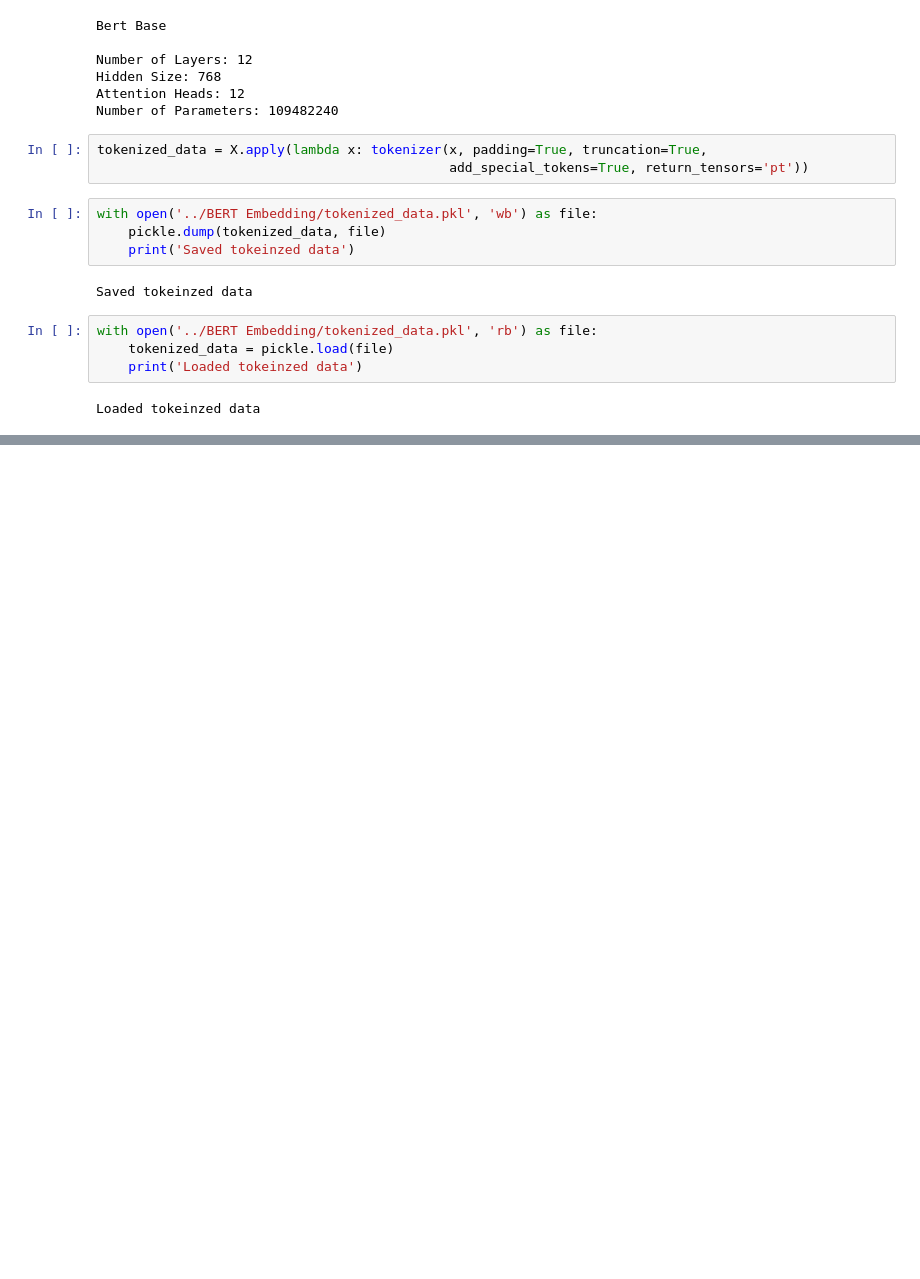
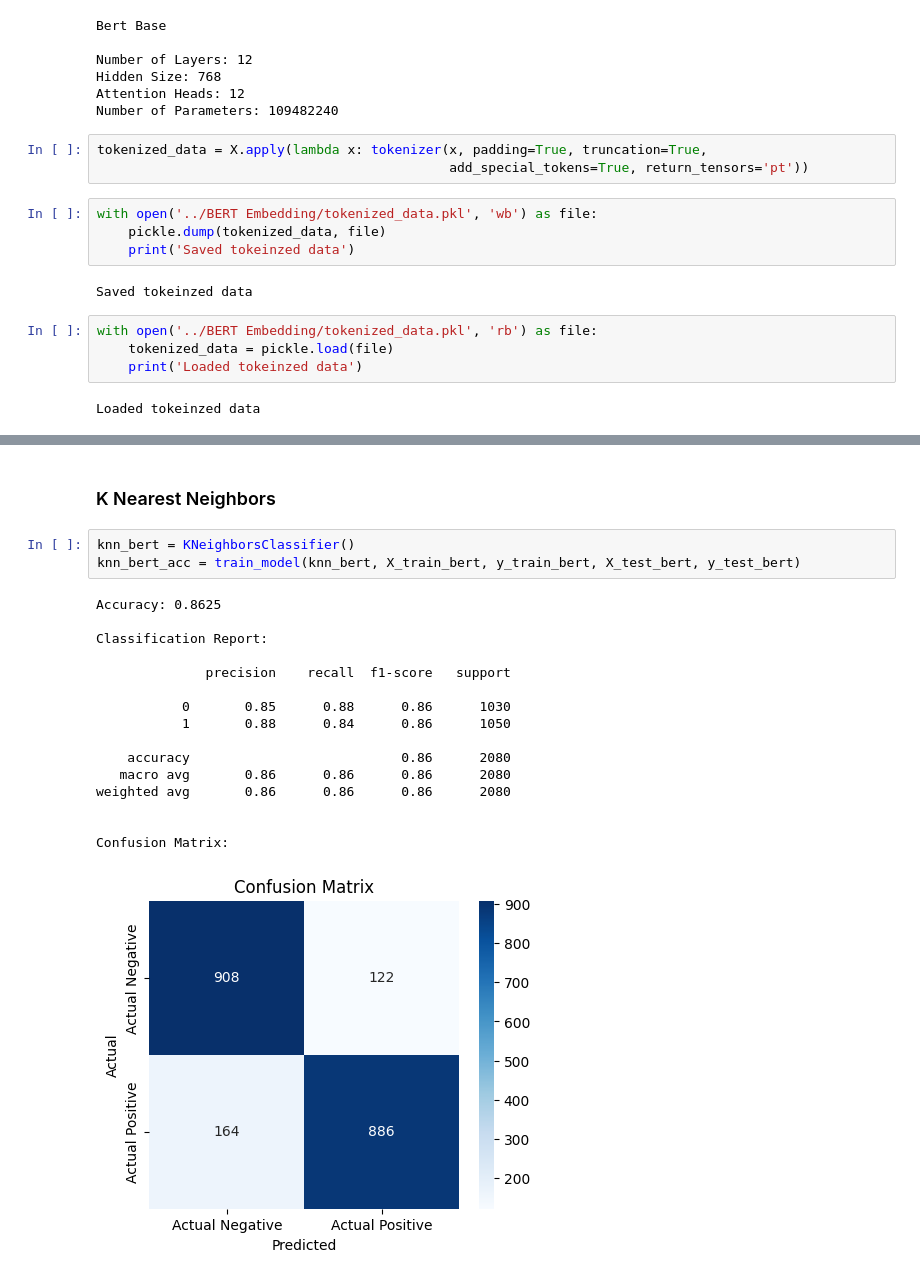
Before and after one commit to Shaz-5/fake-news-classification, a Jupyter notebook: Implementation/FakeBERT.ipynb, the cells around one changed output, grey strips where cells are left out. Drawn from its saved outputs; the diff is of its cells as text; blank space fills up the shorter version.

```diff
--- a/Implementation/FakeBERT.ipynb
+++ b/Implementation/FakeBERT.ipynb
@@ -678,0 +778,22 @@ for tokens in tqdm(tokenized_data, desc='Embedding Sentences..'):
+# %% [markdown]
+### K Nearest Neighbors
+# %%
+knn_bert = KNeighborsClassifier()
+knn_bert_acc = train_model(knn_bert, X_train_bert, y_train_bert, X_test_bert, y_test_bert)
+# %% [output]
+Accuracy: 0.8625
+
+Classification Report:
+
+              precision    recall  f1-score   support
+
+           0       0.85      0.88      0.86      1030
+           1       0.88      0.84      0.86      1050
+
+    accuracy                           0.86      2080
+   macro avg       0.86      0.86      0.86      2080
+weighted avg       0.86      0.86      0.86      2080
+
+
+Confusion Matrix:
+[figure, added]
```
Also changed, not shown: parts of 18 cells of this notebook.
